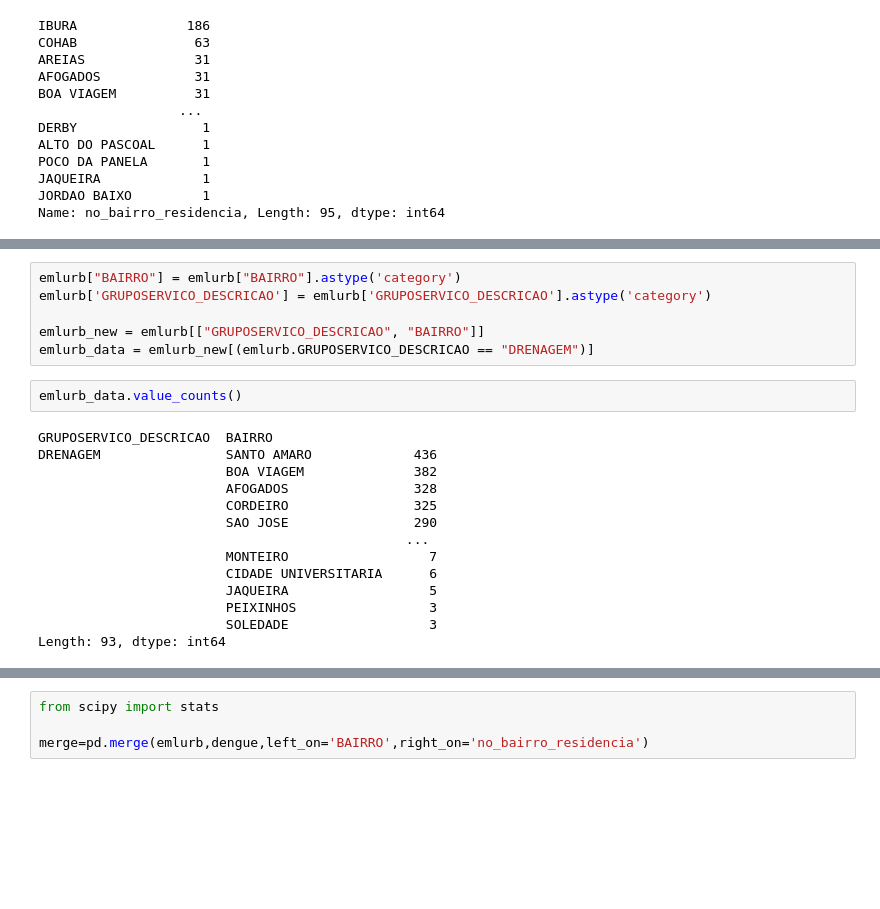
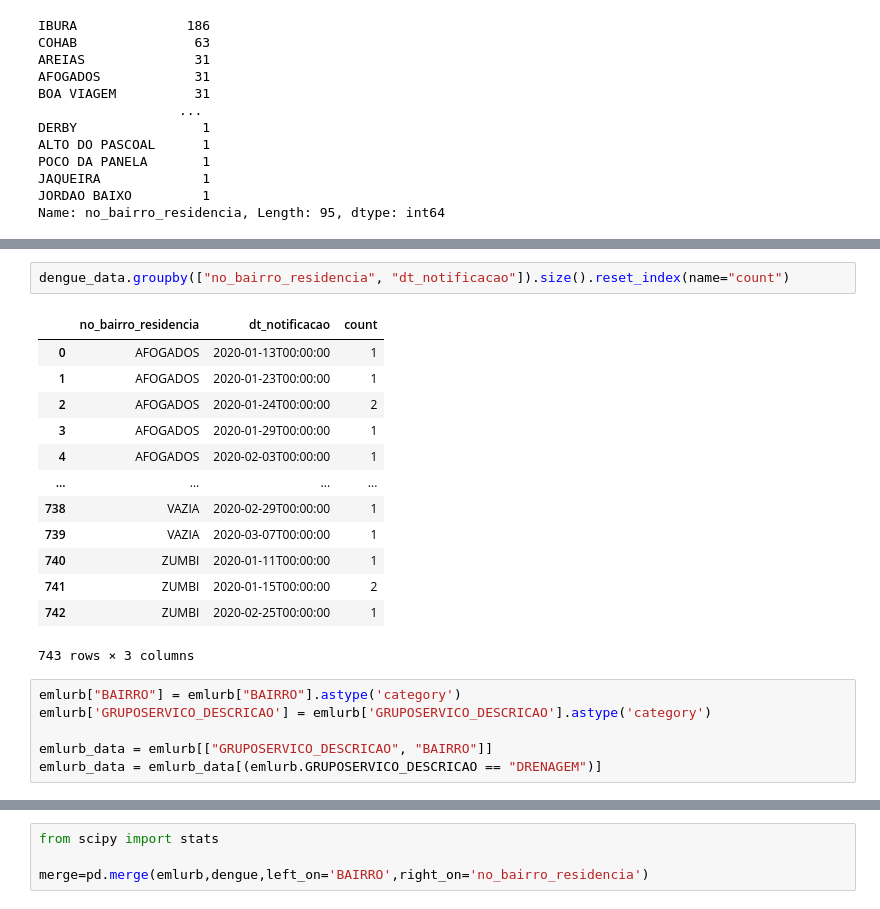
Before and after one commit to HiagoAD/GDI2, a Jupyter notebook: Project_1.ipynb, the cells around one changed output, grey strips where cells are left out. Drawn from its saved outputs; the diff is of its cells as text; blank space fills up the shorter version.

```diff
--- a/Project_1.ipynb
+++ b/Project_1.ipynb
@@ -54,22 +57,22 @@ Name: no_bairro_residencia, Length: 95, dtype: int64
+# %%
+dengue_data.groupby(["no_bairro_residencia", "dt_notificacao"]).size().reset_index(name="count")
+# %% [output]
+|  | no_bairro_residencia | dt_notificacao | count |
+| 0 | AFOGADOS | 2020-01-13T00:00:00 | 1 |
+| 1 | AFOGADOS | 2020-01-23T00:00:00 | 1 |
+| 2 | AFOGADOS | 2020-01-24T00:00:00 | 2 |
+| 3 | AFOGADOS | 2020-01-29T00:00:00 | 1 |
+| 4 | AFOGADOS | 2020-02-03T00:00:00 | 1 |
+| ... | ... | ... | ... |
+| 738 | VAZIA | 2020-02-29T00:00:00 | 1 |
+| 739 | VAZIA | 2020-03-07T00:00:00 | 1 |
+| 740 | ZUMBI | 2020-01-11T00:00:00 | 1 |
+| 741 | ZUMBI | 2020-01-15T00:00:00 | 2 |
+| 742 | ZUMBI | 2020-02-25T00:00:00 | 1 |
+743 rows × 3 columns
 # %%
 emlurb["BAIRRO"] = emlurb["BAIRRO"].astype('category')
 emlurb['GRUPOSERVICO_DESCRICAO'] = emlurb['GRUPOSERVICO_DESCRICAO'].astype('category')
 
-emlurb_new = emlurb[["GRUPOSERVICO_DESCRICAO", "BAIRRO"]]
-emlurb_data = emlurb_new[(emlurb.GRUPOSERVICO_DESCRICAO == "DRENAGEM")]
+emlurb_data = emlurb[["GRUPOSERVICO_DESCRICAO", "BAIRRO"]]
+emlurb_data = emlurb_data[(emlurb.GRUPOSERVICO_DESCRICAO == "DRENAGEM")]
-# %%
-emlurb_data.value_counts()
-# %% [output]
-GRUPOSERVICO_DESCRICAO  BAIRRO
-DRENAGEM                SANTO AMARO             436
-                        BOA VIAGEM              382
-                        AFOGADOS                328
-                        CORDEIRO                325
-                        SAO JOSE                290
-                                               ...
-                        MONTEIRO                  7
-                        CIDADE UNIVERSITARIA      6
-                        JAQUEIRA                  5
-                        PEIXINHOS                 3
-                        SOLEDADE                  3
-Length: 93, dtype: int64
```
Also changed, not shown: parts of 3 cells of this notebook.
